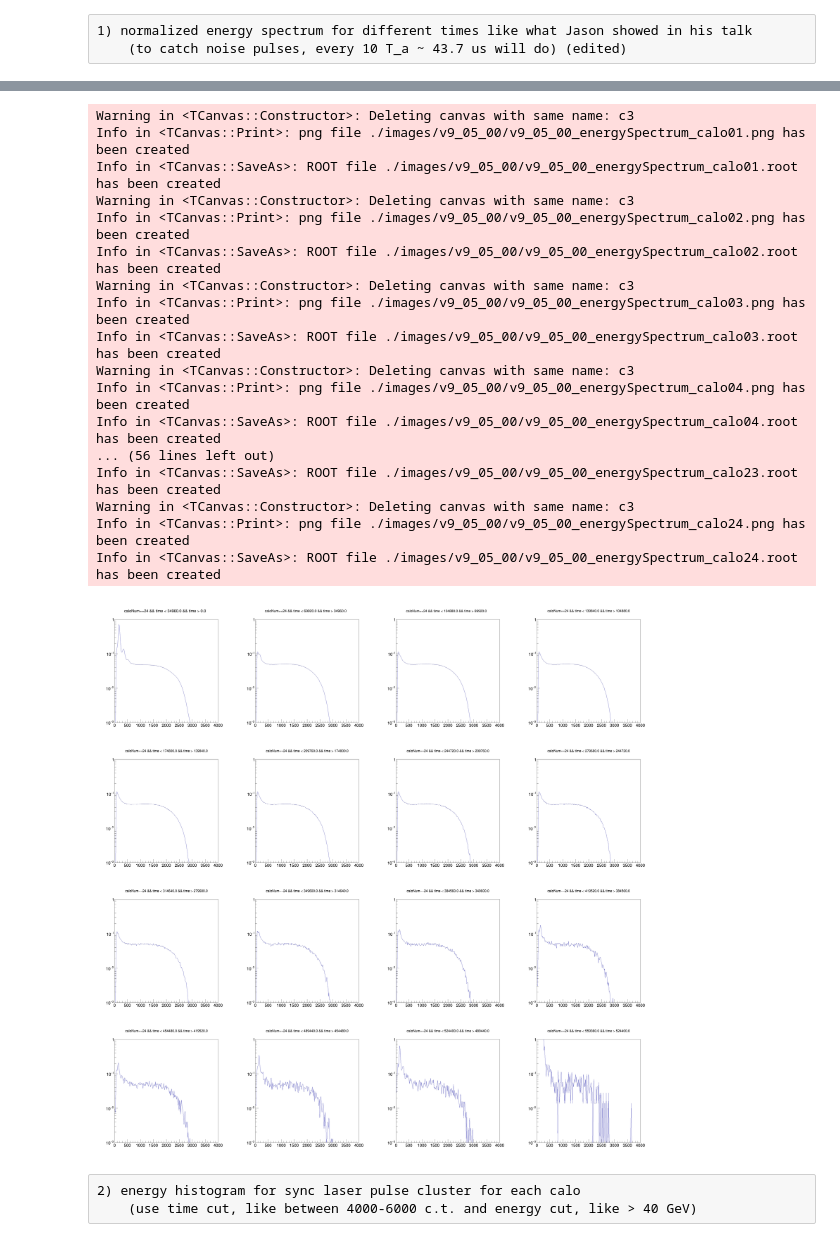
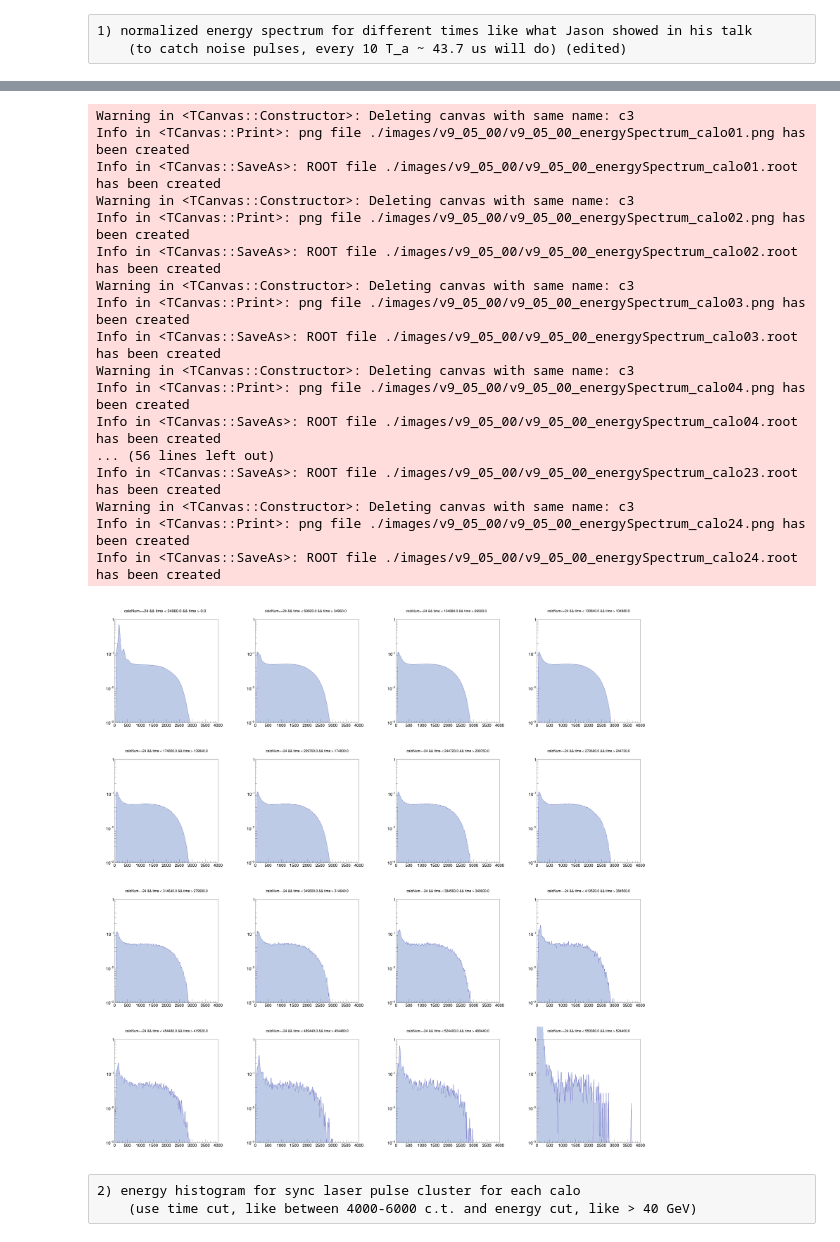
Before and after one commit to jlabounty/g-2, a Jupyter notebook: productionFeedback/productionFeedback_Farline.ipynb, the cells around one changed output, grey strips where cells are left out. Cells and saved outputs as stored; diff of their text form; code cells hidden in the pictures.

```diff
--- a/productionFeedback/productionFeedback_Farline.ipynb
+++ b/productionFeedback/productionFeedback_Farline.ipynb
@@ -351,7 +468,7 @@ def blinded_wiggle_cbo(x, p):
 
     return norm * math.exp(-time/life) * cCBO * (1 - ACBO*math.cos(omega*time + phiCBO))
 # %%
-func13 = r.TF1("func13", blinded_wiggle_cbo, 30,350,13)
+func13 = r.TF1("func13", blinded_wiggle_cbo, 30,600,13)
 func13.SetParNames('N','#tau','A','R','#phi','A_{1}','A_{2}','A_{3}','#tau_{CBO}','#omega_{CBO}','#phi_{CBO - 1}')
 func13.SetParName(11,'#phi_{CBO - 2}')
 func13.SetParName(12,'#phi_{CBO - 3}')
@@ -371,11 +488,11 @@ func13.SetParameters(866930.9573839636, 64.32689658986958, -0.41149191856871803,
                      3.7638326678749663, 0.4745581246420292)
 func13.SetParameter(11, 6.299934663288357)
 func13.SetParameter(12, 0.28579778778899545)
-func13.FixParameter(12,0) #currently this parameter is fixed, as it doesn't behave well if left to wander on its own
+#func13.FixParameter(12,0) #currently this parameter is fixed, as it doesn't behave well if left to wander on its own
 
 
 func13.SetLineColor(2)
-func13.SetNpx(1000)
+func13.SetNpx(2000)
 # %%
 c2 = r.TCanvas("c2","c2",1200,800)
 c2.Divide(2,1)
@@ -574,8 +689,8 @@ print(par13)
 caloNum = 1
 
 wiggleFitParamVec = []
-
 caloiWiggleVec = []
+wiggleFitChiSquareVec = []
 
 for caloNum in range(1,25):
     print("Starting Calo", caloNum)
@@ -606,6 +721,9 @@ for caloNum in range(1,25):
         caloiWiggle.Fit("func","REMQ")
 
     wiggleFitParamVec.append( ( func.GetParameter(3) , func.GetParError(3) ) )
+    wiggleFitChiSquareVec.append( ( func.GetNDF(),
+                                  func.GetChisquare(),
+                                  func.GetProb() ) )
     caloiWiggleVec.append( caloiWiggle.Clone("calo"+str(caloNum).zfill(2)+" Wiggle Plot") )
 
     c4.cd(4)
@@ -853,0 +989,17 @@ Info in <TCanvas::Print>: png file ./images/v9_05_00/v9_05_00_Residual5Param_all
+# %%
+c = r.TCanvas("c","c",1200,500)
+leg = r.TLegend(0.65,0.8,0.9,0.9)
+
+hsum.Draw("HIST P0 L")
+hsum.GetYaxis().SetRangeUser(0.1,1000)
+residuals5paramXform.SetLineColor(2)
+residuals5paramXform.SetMarkerColor(2)
+residuals5paramXform.Draw("HIST P0 L SAME")
+
+leg.AddEntry(hsum,"Sum of the 24 Calorimeter FFT's",'l')
+leg.AddEntry(residuals5paramXform,"FFT of the Total Wiggle Residuals",'l')
+leg.Draw()
+c.SetLogy()
+c.Draw()
+c.Print("./images/"+prodString+"/"+prodString+"_Residual5Param_allSum_Comparison.root")
+c.Print("./images/"+prodString+"/"+prodString+"_Residual5Param_allSum_Comparison.png")
@@ -859,7 +1017,7 @@ This has been broken out into its own code, and so we need to open the output fi
 # %% [raw]
 3) 2d hit position map for different energy bins (divide 3000 MeV into 8 bins)
 # %%
-for calo in range(1,25):
+for calo in range(17,19):
     print("Starting calo", calo)
     c = r.TCanvas("c","c",4500,2000)
     c.Divide(4,2)
@@ -932,7 +1064,9 @@ for calo in range(1,25):
         if(np.abs(int2000_3000) > 0):
             hi.Scale(1/int2000_3000)
             #hi.Scale(1/intTotal)
+
         hi.GetYaxis().SetRangeUser(0.001,1)
+        hi.SetFillColorAlpha(38,0.5)
         hi.Draw("HIST P0 L")
 
         r.gPad.SetLogy()
@@ -949,34 +1083,34 @@ Starting calo 4
 Starting calo 5
 Starting calo 6
 Starting calo 7
 Starting calo 8
 Starting calo 9
 Starting calo 10
 Starting calo 11
 Starting calo 12
 ... (8 lines left out)
 Starting calo 21
 Starting calo 22
 Starting calo 23
 Starting calo 24
 Warning in <TCanvas::Constructor>: Deleting canvas with same name: c3
 Info in <TCanvas::Print>: png file ./images/v9_05_00/v9_05_00_energySpectrum_calo01.png has been created
 Info in <TCanvas::SaveAs>: ROOT file ./images/v9_05_00/v9_05_00_energySpectrum_calo01.root has been created
 Warning in <TCanvas::Constructor>: Deleting canvas with same name: c3
 Info in <TCanvas::Print>: png file ./images/v9_05_00/v9_05_00_energySpectrum_calo02.png has been created
 Info in <TCanvas::SaveAs>: ROOT file ./images/v9_05_00/v9_05_00_energySpectrum_calo02.root has been created
 Warning in <TCanvas::Constructor>: Deleting canvas with same name: c3
 Info in <TCanvas::Print>: png file ./images/v9_05_00/v9_05_00_energySpectrum_calo03.png has been created
 Info in <TCanvas::SaveAs>: ROOT file ./images/v9_05_00/v9_05_00_energySpectrum_calo03.root has been created
 Warning in <TCanvas::Constructor>: Deleting canvas with same name: c3
 Info in <TCanvas::Print>: png file ./images/v9_05_00/v9_05_00_energySpectrum_calo04.png has been created
 Info in <TCanvas::SaveAs>: ROOT file ./images/v9_05_00/v9_05_00_energySpectrum_calo04.root has been created
 ... (56 lines left out)
 Info in <TCanvas::SaveAs>: ROOT file ./images/v9_05_00/v9_05_00_energySpectrum_calo23.root has been created
 Warning in <TCanvas::Constructor>: Deleting canvas with same name: c3
 Info in <TCanvas::Print>: png file ./images/v9_05_00/v9_05_00_energySpectrum_calo24.png has been created
 Info in <TCanvas::SaveAs>: ROOT file ./images/v9_05_00/v9_05_00_energySpectrum_calo24.root has been created
-[figure, old version]
+[figure, new version]
 # %% [raw]
 2) energy histogram for sync laser pulse cluster for each calo
     (use time cut, like between 4000-6000 c.t. and energy cut, like > 40 GeV)
```
Also changed, not shown: parts of 29 cells of this notebook, 6 other files.
